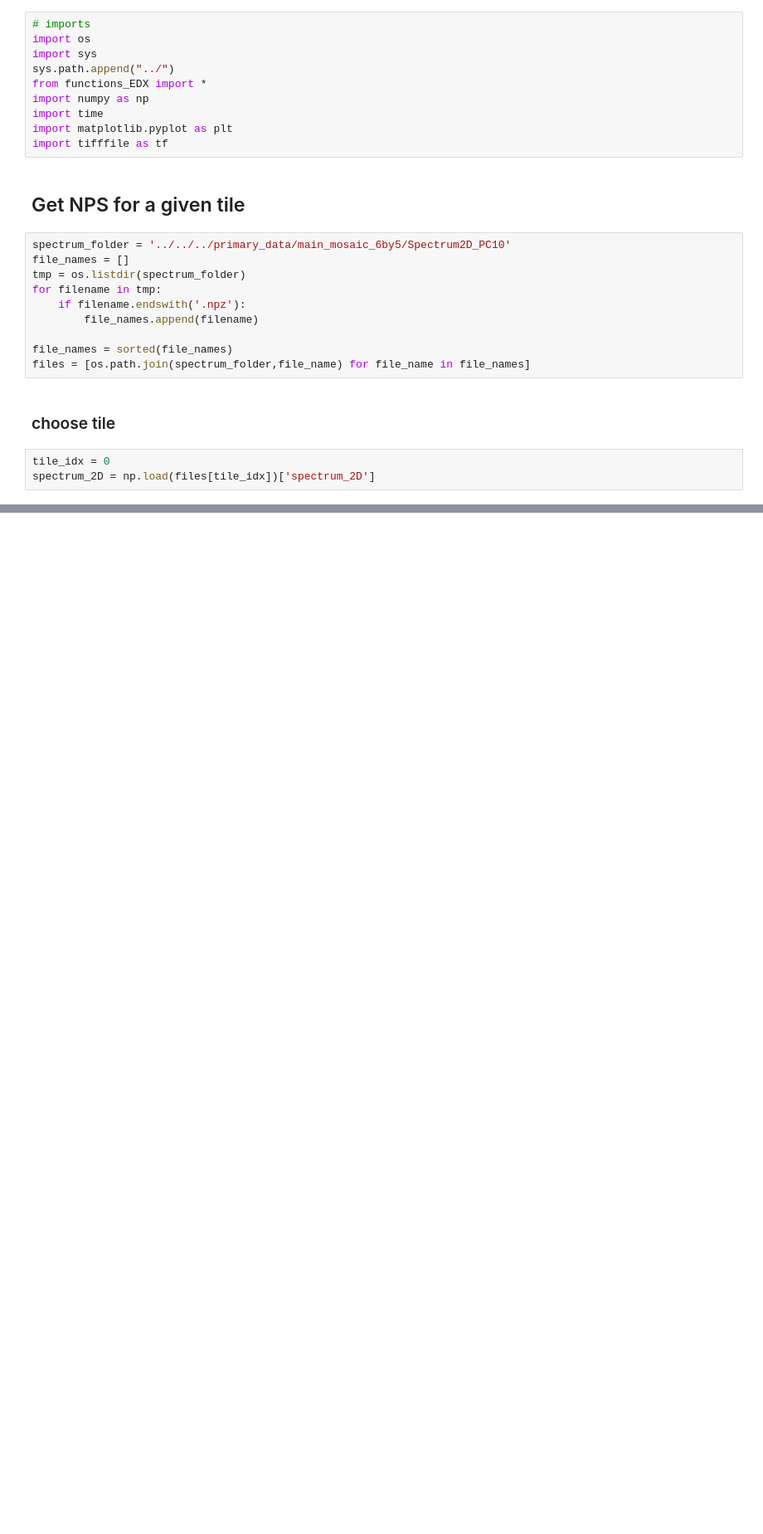
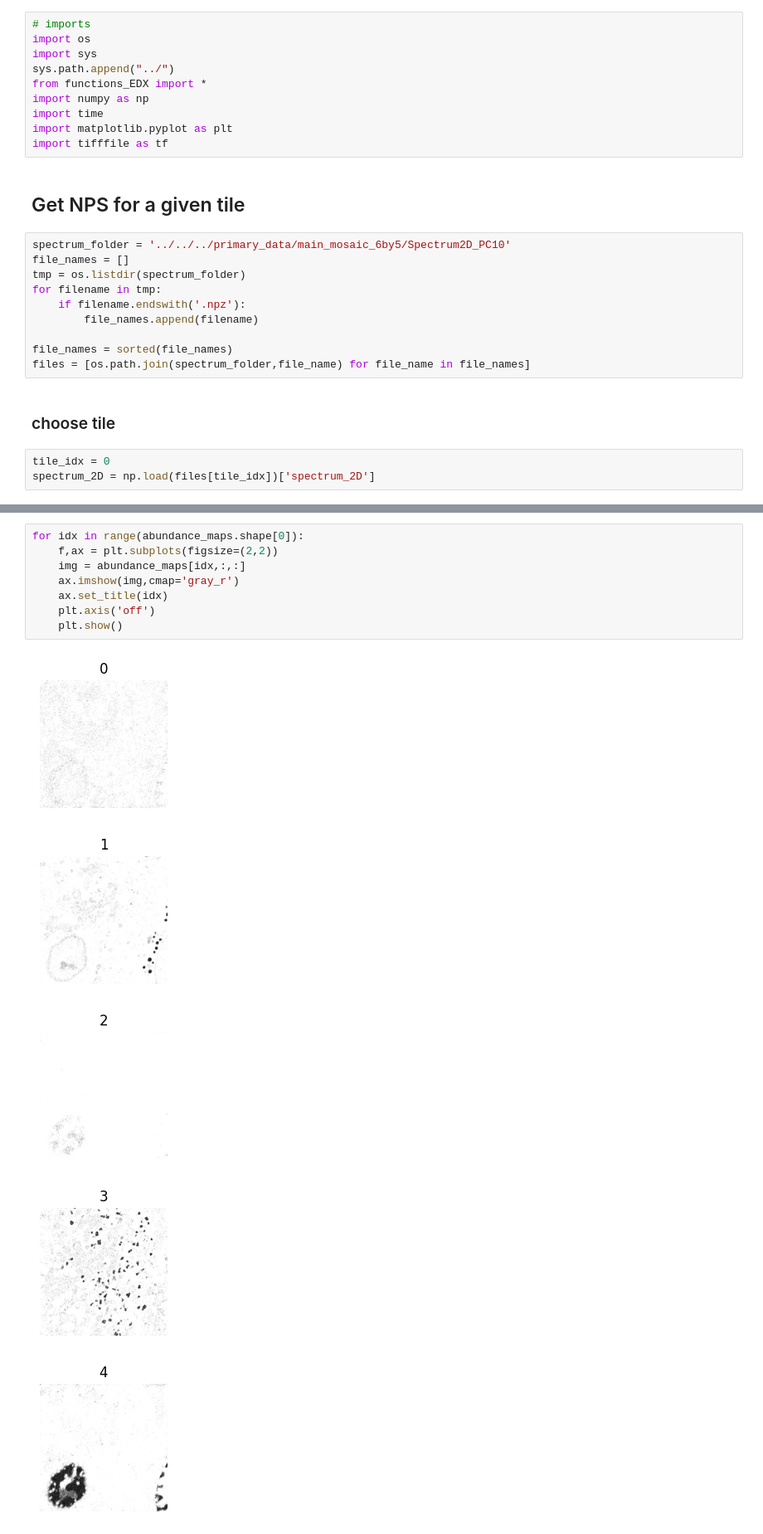
Before and after one commit to amjams/Identify, a Jupyter notebook: scripts/data_visualization/Figure_1.ipynb, the cells around one changed output, grey strips where cells are left out. Shown at 83% size. Saved outputs shown, nothing was run; the diff lists cells and outputs as text; blank space fills up the shorter version.

```diff
--- a/scripts/data_visualization/Figure_1.ipynb
+++ b/scripts/data_visualization/Figure_1.ipynb
@@ -41,0 +49,14 @@ for idx,element in enumerate([4,25,28]):
+# %%
+for idx in range(abundance_maps.shape[0]):
+    f,ax = plt.subplots(figsize=(2,2))
+    img = abundance_maps[idx,:,:]
+    ax.imshow(img,cmap='gray_r')
+    ax.set_title(idx)
+    plt.axis('off')
+    plt.show()
+# %% [output]
+[figure, added]
+[figure, added]
+[figure, added]
+[figure, added]
+[figure, added]
```
Also changed, not shown: parts of 7 cells of this notebook, 6 other files.
